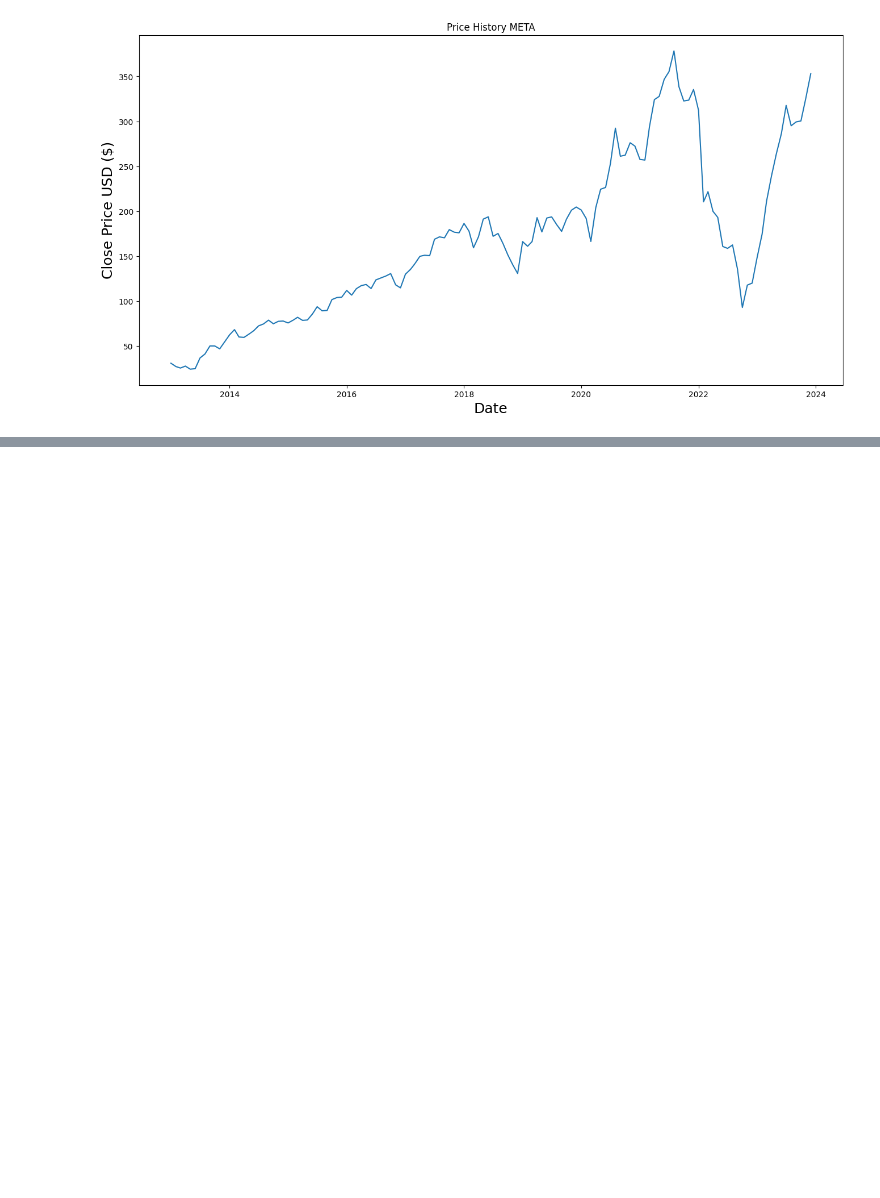
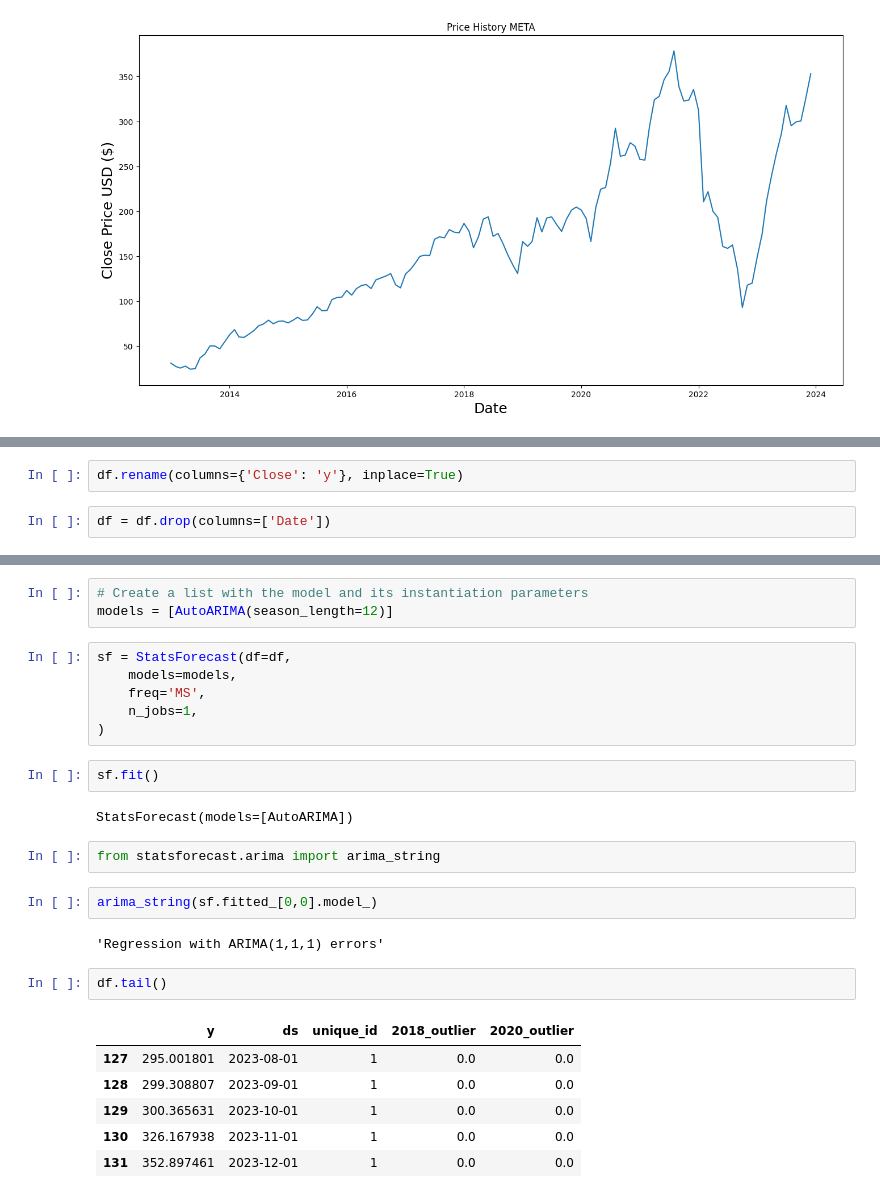
Before and after one commit to Michelleagl/Series_de_Tiempo, a Jupyter notebook: Regresión_Dinamica.ipynb, the cells around one changed output, grey strips where cells are left out. Saved outputs shown, nothing was run; the diff lists cells and outputs as text; blank space fills up the shorter version.

```diff
--- a/Regresión_Dinamica.ipynb
+++ b/Regresión_Dinamica.ipynb
@@ -74,0 +150,4 @@ plt.show()
+# %%
+df.rename(columns={'Close': 'y'}, inplace=True)
+# %%
+df = df.drop(columns=['Date'])
@@ -74,0 +164,28 @@ plt.show()
+# %%
+# Create a list with the model and its instantiation parameters
+models = [AutoARIMA(season_length=12)]
+# %%
+sf = StatsForecast(df=df,
+    models=models,
+    freq='MS',
+    n_jobs=1,
+)
+# %%
+sf.fit()
+# %% [output]
+StatsForecast(models=[AutoARIMA])
+# %%
+from statsforecast.arima import arima_string
+# %%
+arima_string(sf.fitted_[0,0].model_)
+# %% [output]
+'Regression with ARIMA(1,1,1) errors'
+# %%
+df.tail()
+# %% [output]
+|  | y | ds | unique_id | 2018_outlier | 2020_outlier |
+| 127 | 295.001801 | 2023-08-01 | 1 | 0.0 | 0.0 |
+| 128 | 299.308807 | 2023-09-01 | 1 | 0.0 | 0.0 |
+| 129 | 300.365631 | 2023-10-01 | 1 | 0.0 | 0.0 |
+| 130 | 326.167938 | 2023-11-01 | 1 | 0.0 | 0.0 |
+| 131 | 352.897461 | 2023-12-01 | 1 | 0.0 | 0.0 |
```
Also changed, not shown: parts of 14 cells of this notebook.
